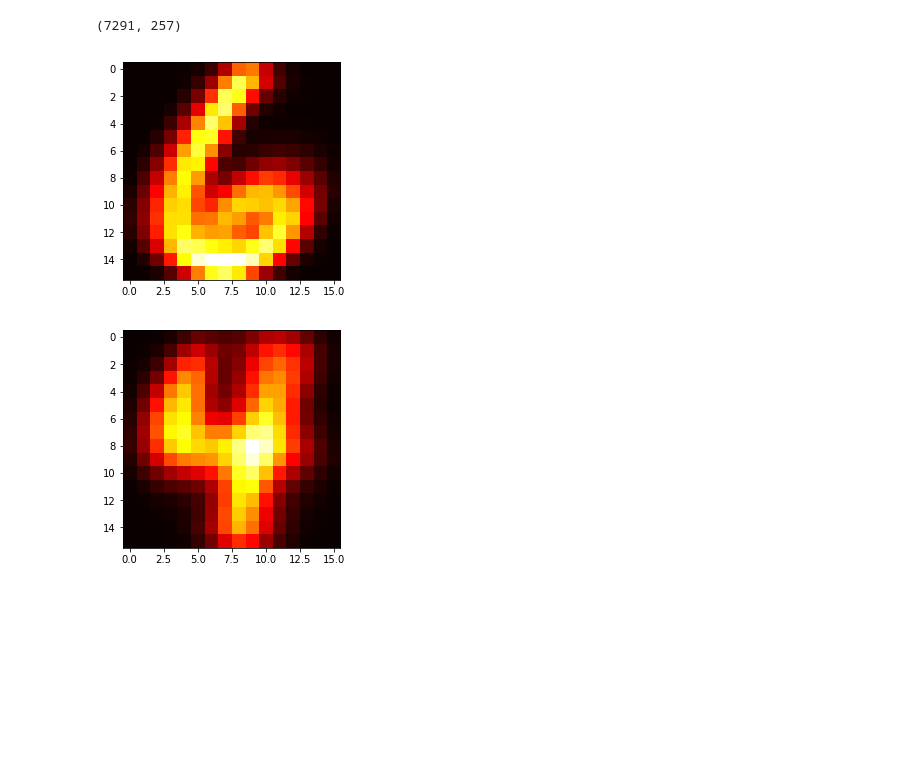
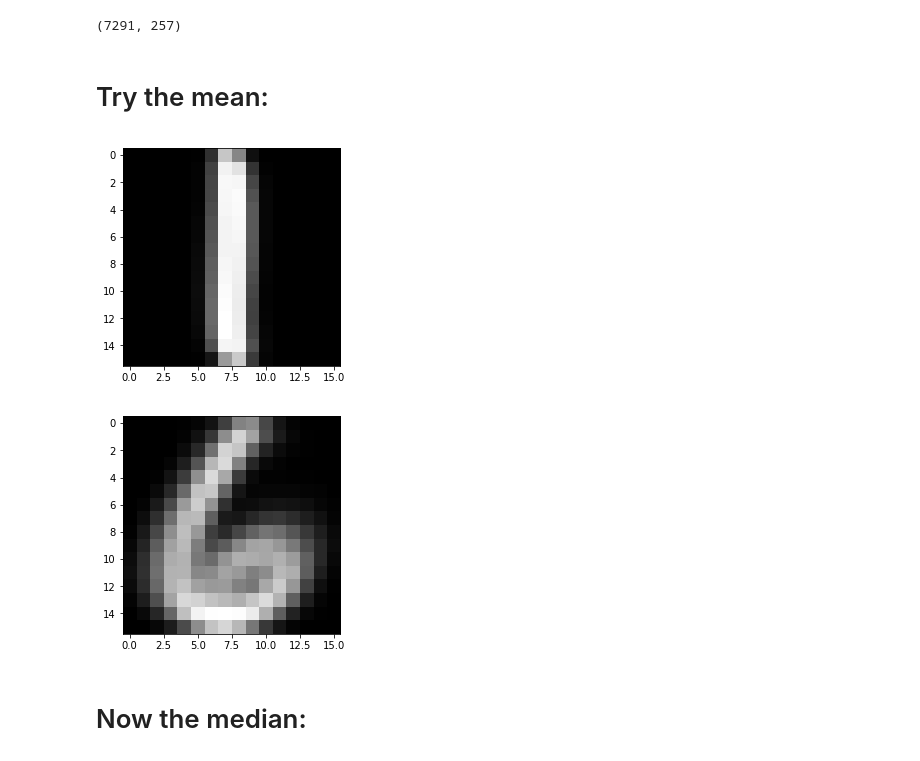
Before and after one commit to BrittaInData/Descriptive_Analysis, a Jupyter notebook: Data Notebook.ipynb, the cells around one changed output. Saved outputs shown, nothing was run; the diff lists cells and outputs as text; code cells hidden in the pictures; blank space fills up the shorter version.

```diff
--- a/Data Notebook.ipynb
+++ b/Data Notebook.ipynb
@@ -39,14 +31,10 @@ image_6 = mean_6.values.reshape((16,16))
-# %%
-plt.imshow(image_6, cmap="hot", interpolation="nearest")
-plt.show();
-# %% [output]
-[figure, removed]
+# %% [markdown]
+# Try the mean:
 # %%
-number_4 = pd.DataFrame(data[data[0] == 4.0])
-mean_4 = pd.DataFrame(number_4.iloc[:,1:]).mean()
-image_4 = mean_4.values.reshape((16,16))
+def mean_picture(i):
+    number = pd.DataFrame(data[data[0] == i])
+    mean = pd.DataFrame(number.iloc[:,1:]).mean()
+    image = mean.values.reshape((16,16))
+    image_plot = plt.imshow(image, cmap=plt.get_cmap('gray'), interpolation="nearest")
+    image_show = plt.show()
+    return image_show
-# %%
-plt.imshow(image_4, cmap="hot", interpolation="nearest")
-plt.show();
-# %% [output]
-[figure, removed]
@@ -54,0 +41,10 @@ plt.show();
+# %%
+mean_picture(1)
+# %% [output]
+[figure, added]
+# %%
+mean_picture(6)
+# %% [output]
+[figure, added]
+# %% [markdown]
+# Now the median:
```
Also changed, not shown: parts of 13 cells of this notebook.
